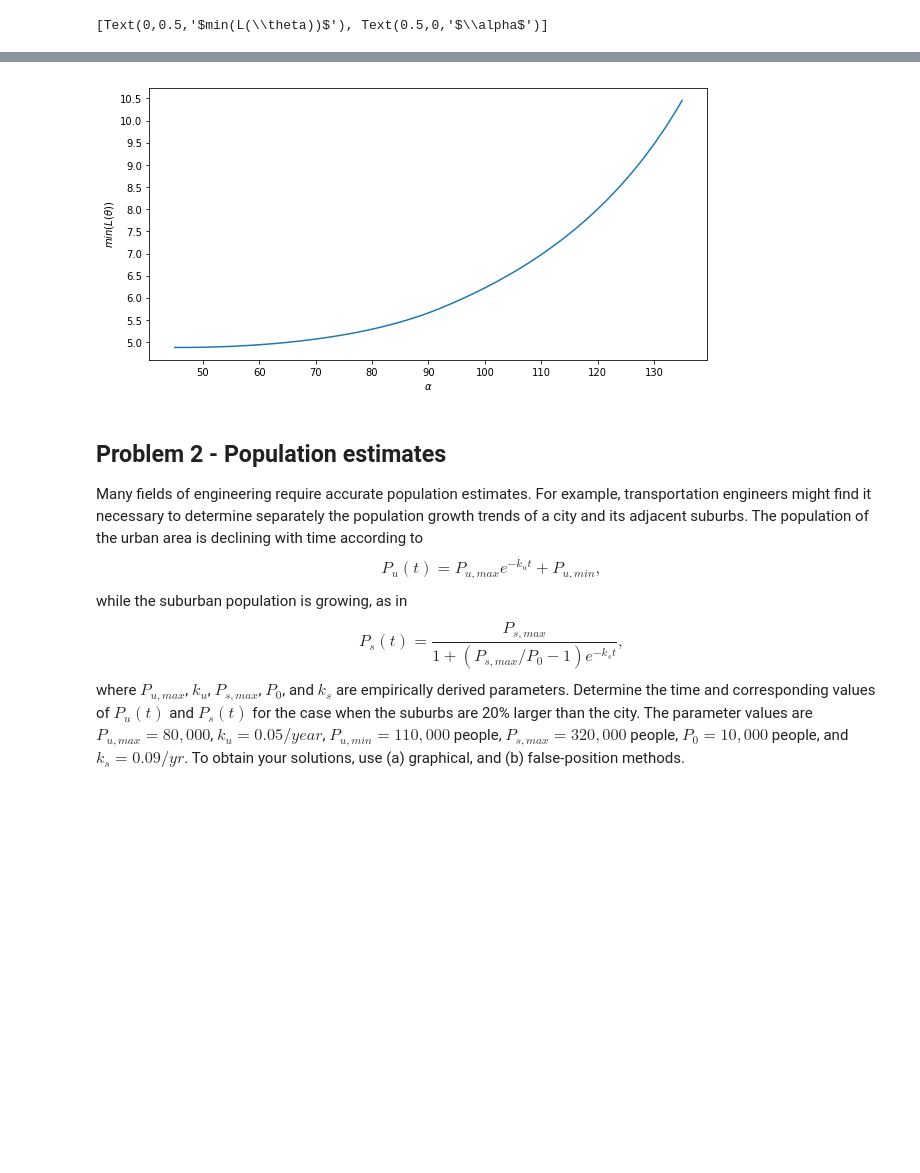
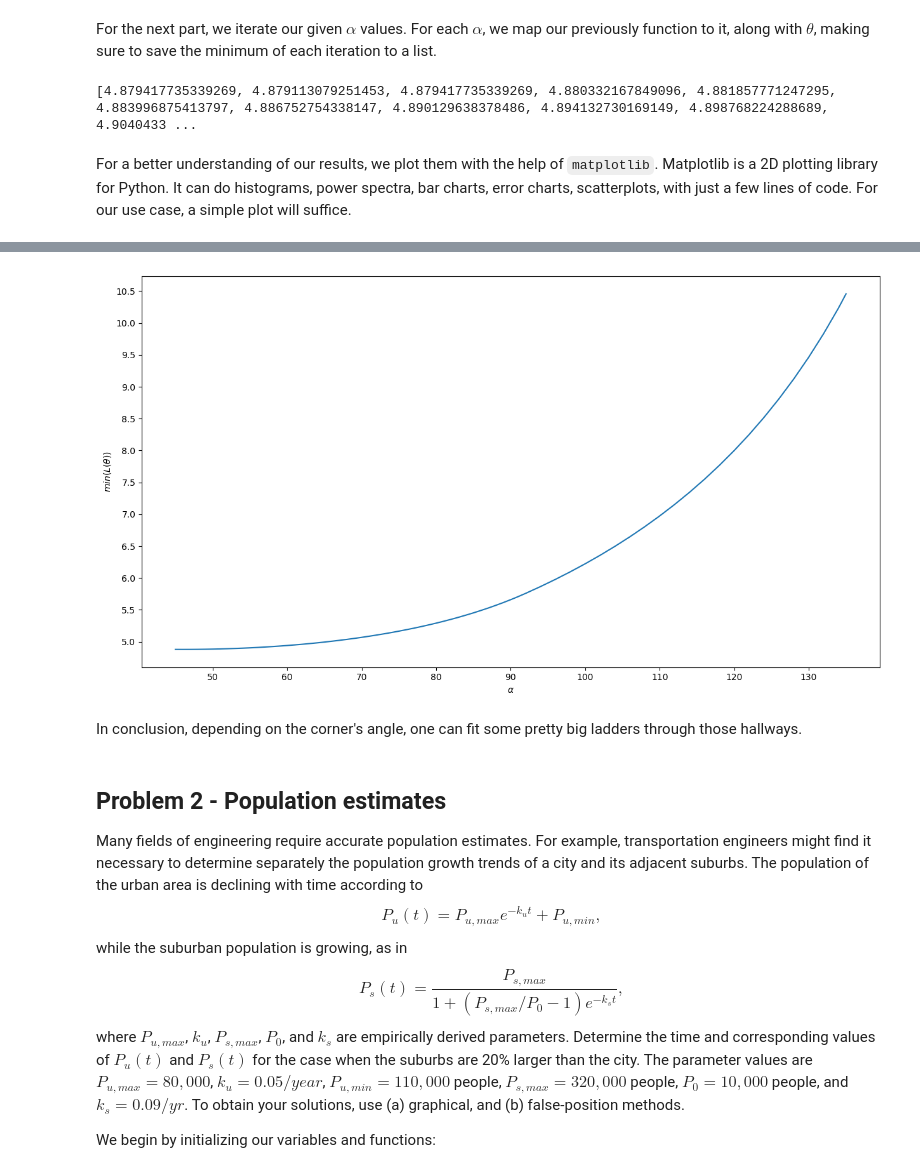
Before and after one commit to GabrielNagy/Year3Projects, a Jupyter notebook: NM/Project.ipynb, the cells around one changed output, grey strips where cells are left out. Drawn from its saved outputs; the diff is of its cells as text; code cells hidden in the pictures; blank space fills up the shorter version.

```diff
--- a/NM/Project.ipynb
+++ b/NM/Project.ipynb
@@ -23,25 +43,20 @@ def closed_range(start, stop, step=1):
+# %% [markdown]
+For the next part, we iterate our given $\alpha$ values. For each $\alpha$, we map our previously function to it, along with $\theta$, making sure to save the minimum of each iteration to a list.
+# %%
+min_list = []
+for alpha in closed_range(45, 135):
+    results = [L_theta(theta, alpha) for theta in closed_range(10, 179-135)]
+    min_list.append(min(results))
+
+print(min_list)
+# %% [output]
+[4.879417735339269, 4.879113079251453, 4.879417735339269, 4.880332167849096, 4.881857771247295, 4.883996875413797, 4.886752754338147, 4.890129638378486, 4.894132730169149, 4.898768224288689, 4.9040433 ...
+# %% [markdown]
+For a better understanding of our results, we plot them with the help of `matplotlib`. Matplotlib is a 2D plotting library for Python. It can do histograms, power spectra, bar charts, error charts, scatterplots, with just a few lines of code. For our use case, a simple plot will suffice.
 # %%
-# we initialize w1 and w2 with values from the problem text
-w1 = 2
-w2 = 2
-
-# we initialize our L(theta) list
-min_list = []
-
-# helper function to compute the value of L(theta)
-def L_theta(theta, alpha):
-    return w1 / np.sin(np.deg2rad(theta)) + w2 / np.sin(np.deg2rad(np.rad2deg(np.pi) - alpha - theta))
-
-# we iterate through our alphas,
-# mapping the L_theta function to each alpha and theta,
-# saving the minimum value into a list
-for alpha in closed_range(45, 135):
-    results = [L_theta(theta, alpha) for theta in closed_range(10, 179-135)]
-    min_list.append(min(results))
-
 # we plot a graph with our processed data
 fig, ax = plt.subplots()
-fig.set_size_inches(10, 5)
+fig.set_size_inches(15, 8)
 ax.plot(list(closed_range(45, 135)), min_list)
 
 # show more axis ticks
@@ -49,5 +64,6 @@ ax.xaxis.set_major_locator(ticker.MultipleLocator(10))
 ax.yaxis.set_major_locator(ticker.MultipleLocator(.5))
 
 ax.set(xlabel=r'$\alpha$', ylabel=r'$min(L(\theta))$')
+
+display(fig)
 # %% [output]
-[Text(0,0.5,'$min(L(\\theta))$'), Text(0.5,0,'$\\alpha$')]
@@ -54,4 +71,6 @@ ax.set(xlabel=r'$\alpha$', ylabel=r'$min(L(\theta))$')
-[figure, old version]
+[figure, new version]
+# %% [markdown]
+In conclusion, depending on the corner's angle, one can fit some pretty big ladders through those hallways.
 # %% [markdown]
 ## Problem 2 - Population estimates
 Many fields of engineering require accurate population estimates. For example, transportation engineers might find it necessary to determine separately the population growth trends of a city and its adjacent suburbs. The population of the urban area is declining with time according to
@@ -60,6 +79,8 @@ while the suburban population is growing, as in
 $$P_s(t) = \frac{P_{s,max}}{1 + (P_{s,max}/P_0 - 1)e^{-k_st}},$$
 where $P_{u,max}$, $k_u$, $P_{s,max}$, $P_0$, and $k_s$ are empirically derived parameters. Determine the time and corresponding values of $P_u(t)$ and $P_s(t)$ for the case when the suburbs are 20% larger than the city.
 The parameter values are $P_{u,max} = 80,000$, $k_u = 0.05/year$, $P_{u,min} = 110,000$ people, $P_{s,max} = 320,000$ people, $P_0 = 10,000$ people, and $k_s = 0.09/yr$. To obtain your solutions, use (a) graphical, and (b) false-position methods.
+
+We begin by initializing our variables and functions:
 # %%
 # we initialize our variables
 Pu_max = 80000
```
Also changed, not shown: parts of 15 cells of this notebook.
